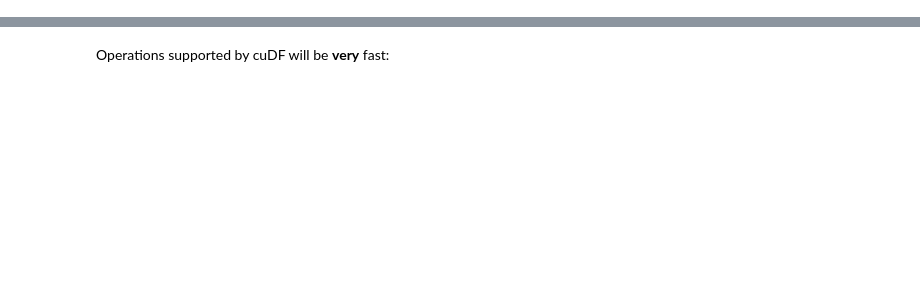
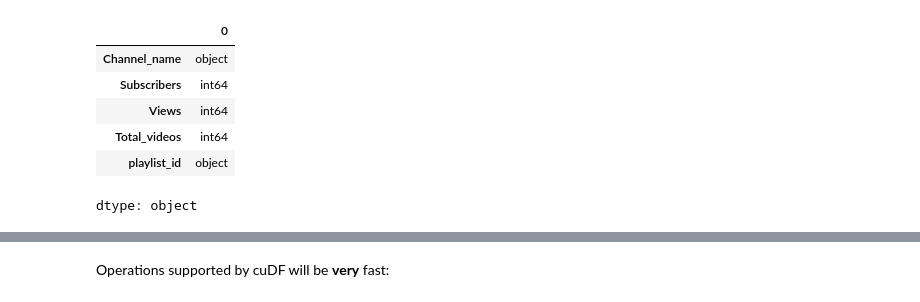
Before and after one commit to gee12345678/data-science-analysis.github.io, a Jupyter notebook: getting_started_tutorials/cudf_pandas_colab_demo.ipynb, the cells around one changed output, grey strips where cells are left out. Saved outputs shown, nothing was run; the diff lists cells and outputs as text; code cells hidden in the pictures; blank space fills up the shorter version.

```diff
--- a/getting_started_tutorials/cudf_pandas_colab_demo.ipynb
+++ b/getting_started_tutorials/cudf_pandas_colab_demo.ipynb
@@ -419,0 +70,13 @@ cudf.pandas.fast_slow_proxy._FunctionProxy
+# %%
+channel_data['Subscribers']= pd.to_numeric(channel_data['Subscribers'])
+channel_data['Views']= pd.to_numeric(channel_data['Views'])
+channel_data['Total_videos']= pd.to_numeric(channel_data['Total_videos'])
+channel_data.dtypes
+# %% [output]
+|  | 0 |
+| Channel_name | object |
+| Subscribers | int64 |
+| Views | int64 |
+| Total_videos | int64 |
+| playlist_id | object |
+dtype: object
```
Also changed, not shown: parts of 62 cells of this notebook.
